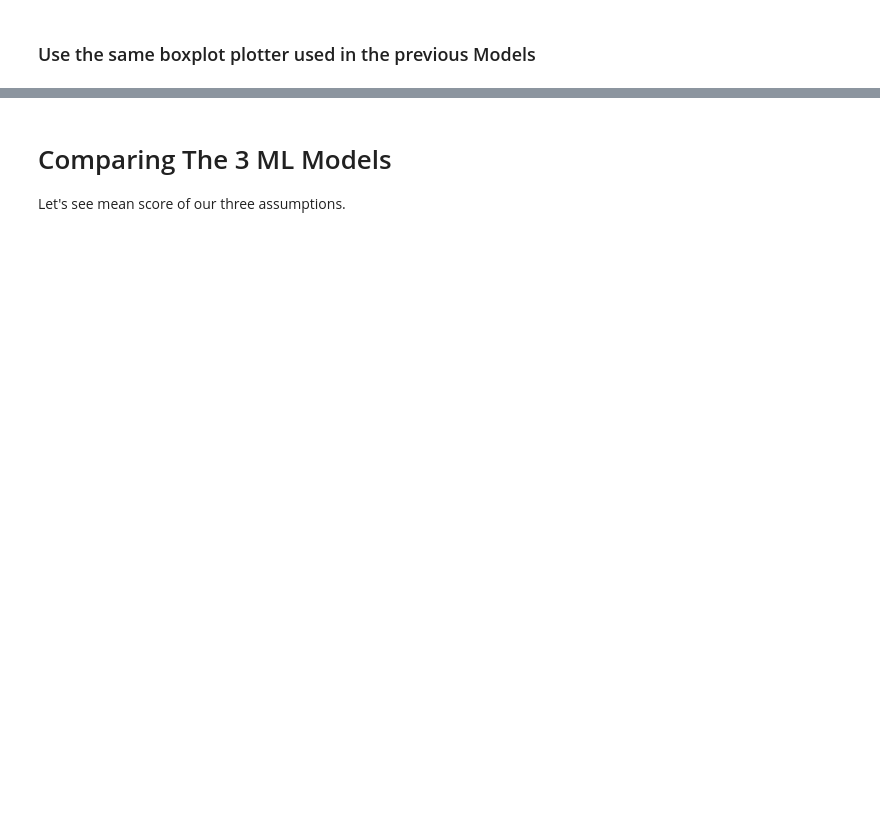
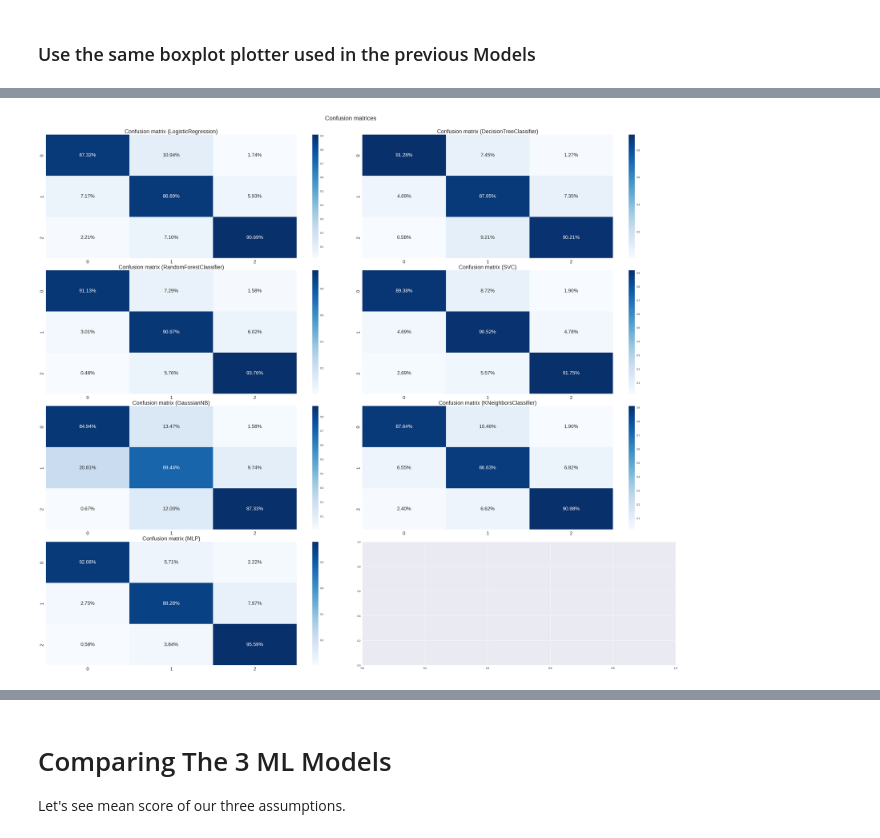
Before and after one commit to andresnowak/formula_1_ai_model, a Jupyter notebook: 04.ML_Modelling.ipynb, the cells around one changed output, grey strips where cells are left out. Cells and saved outputs as stored; diff of their text form; code cells hidden in the pictures; blank space fills up the shorter version.

```diff
--- a/04.ML_Modelling.ipynb
+++ b/04.ML_Modelling.ipynb
@@ -691,6 +735,12 @@ cleaned_data.to_csv('./data_f1/cleaned_data.csv',index=False)
 ### Filter the dataset for this Model "Driver + Constructor" all active drivers and constructors
 # %% [markdown]
 ### Create Standard Scaler and Label Encoder for the different features in order to have a similar scale for all features
+# %%
+sc = StandardScaler()
+le = LabelEncoder()
+x_c_d['GP_name'] = le.fit_transform(x_c_d['GP_name'])
+x_c_d['driver'] = le.fit_transform(x_c_d['driver'])
+x_c_d['constructor'] = le.fit_transform(x_c_d['constructor'])
 # %% [markdown]
 ### Prepare the X (Features dataset) and y for predicted value.
 In our case, we want to calculate the cluster of final position for ech driver using the "position_index" function
@@ -699,3 +747,8 @@ In our case, we want to calculate the cluster of final position for ech driver u
+# %%
+# Implement X, y
+
+X_c_d = x_c_d.drop(['position', 'active_driver', 'active_constructor'], axis=1).values.astype(np.float32)
+y_c_d = x_c_d['position'].apply(lambda x: position_index(x)).values.astype(np.int64)
 # %% [markdown]
 ### Applied the same list of ML Algorithms for cross validation of different models
 
@@ -708,0 +803,27 @@ name = []
+# %%
+MLP_driver_const = NeuralNetClassifier(
+    module=MLP_Driver_Constructor,
+    module__inputs=X_c_d.shape[1],
+    module__outputs=len(np.unique(y_c_d)),
+    module__hidden_units=[32, 64, 64, 64, 64, 64, 64, 32],
+    max_epochs=500,
+    lr=0.0001,
+    criterion=nn.CrossEntropyLoss,
+    optimizer=torch.optim.AdamW,
+    device=device,
+    batch_size=512,
+    verbose=0,
+)
+# %%
+# cross validation for different models
+
+models = [LogisticRegression(), DecisionTreeClassifier(
+), RandomForestClassifier(), SVC(), GaussianNB(), KNeighborsClassifier(), MLP_driver_const]
+names = ['LogisticRegression', 'DecisionTreeClassifier',
+         'RandomForestClassifier', 'SVC', 'GaussianNB', 'KNeighborsClassifier', "MLP"]
+model_dict = dict(zip(models, names))
+
+mean_results, results, name, class_reports, conf_matrices, MLP_history = cross_train_models(
+    models, model_dict, X_c_d, y_c_d)
+
+MLP_history = MLP_history[len(MLP_history)-1]
@@ -711,2 +903,6 @@ name = []
+# %%
+print_confusion_matrices(conf_matrices, name)
+# %% [output]
+[figure, added]
 # %%
 # Implement boxplot
```
Also changed, not shown: parts of 34 cells of this notebook.
